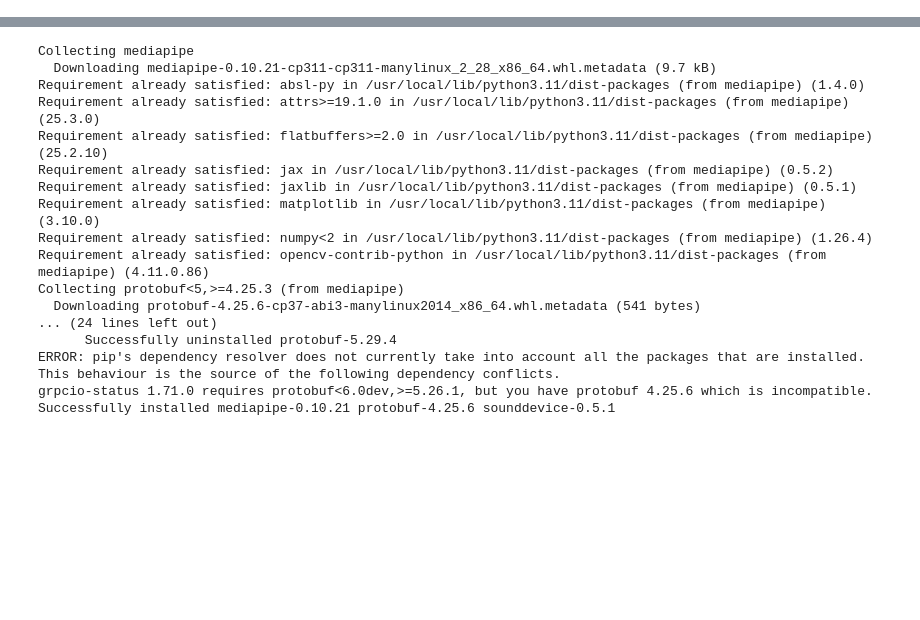
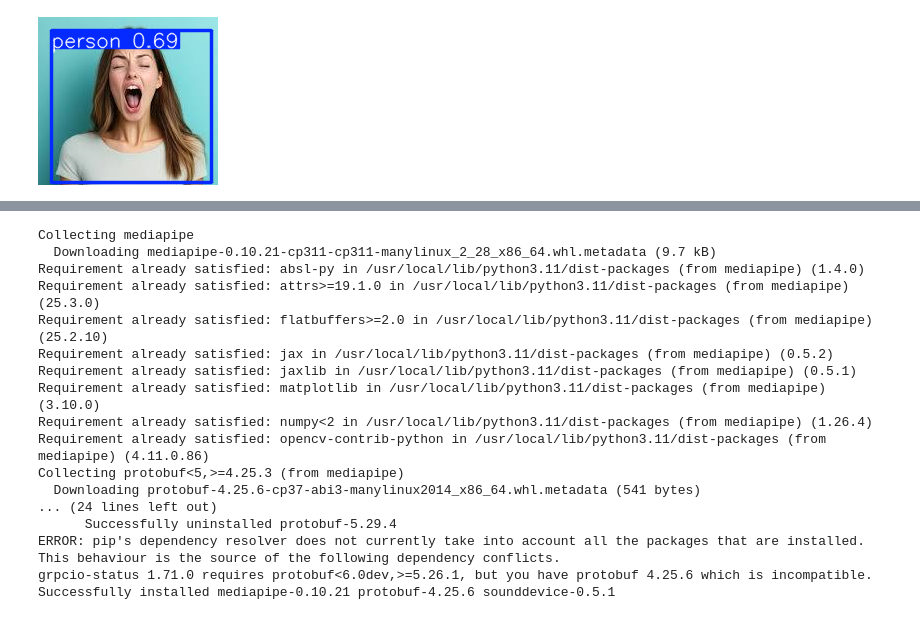
Before and after one commit to Ais2004/Drowsiness, a Jupyter notebook: Driver_drowsiness2.ipynb, the cells around one changed output, grey strips where cells are left out. Drawn from its saved outputs; the diff is of its cells as text; code cells hidden in the pictures; blank space fills up the shorter version.

```diff
--- a/Driver_drowsiness2.ipynb
+++ b/Driver_drowsiness2.ipynb
@@ -110,3 +104,19 @@ files.download("download.jpg")
+# %%
+import PIL.Image
+from IPython.display import display
+
+# Get the uploaded image path
+image_path = list(uploaded.keys())[0]
+
+# Run detection
+results = model(image_path)
+results.render()
+
+# Show the image with bounding boxes
+img_with_boxes = PIL.Image.fromarray(results.ims[0])
+display(img_with_boxes)
+# %% [output]
+[figure, added]
 # %%
 # 🖼️ Read and display the uploaded image
 import cv2
```
Also changed, not shown: parts of 11 cells of this notebook.
